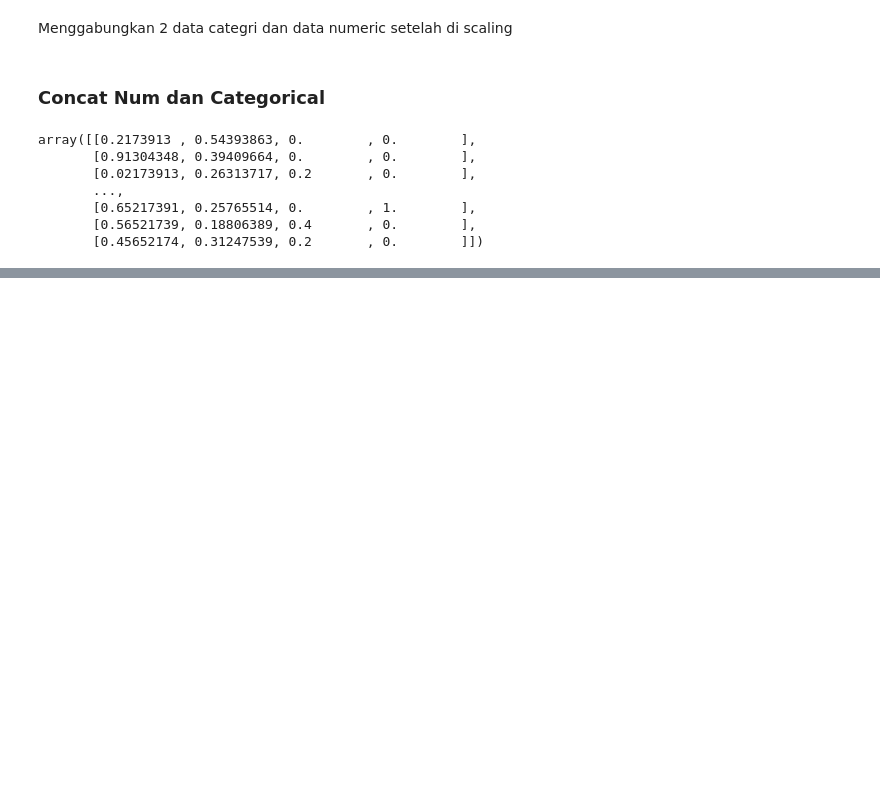
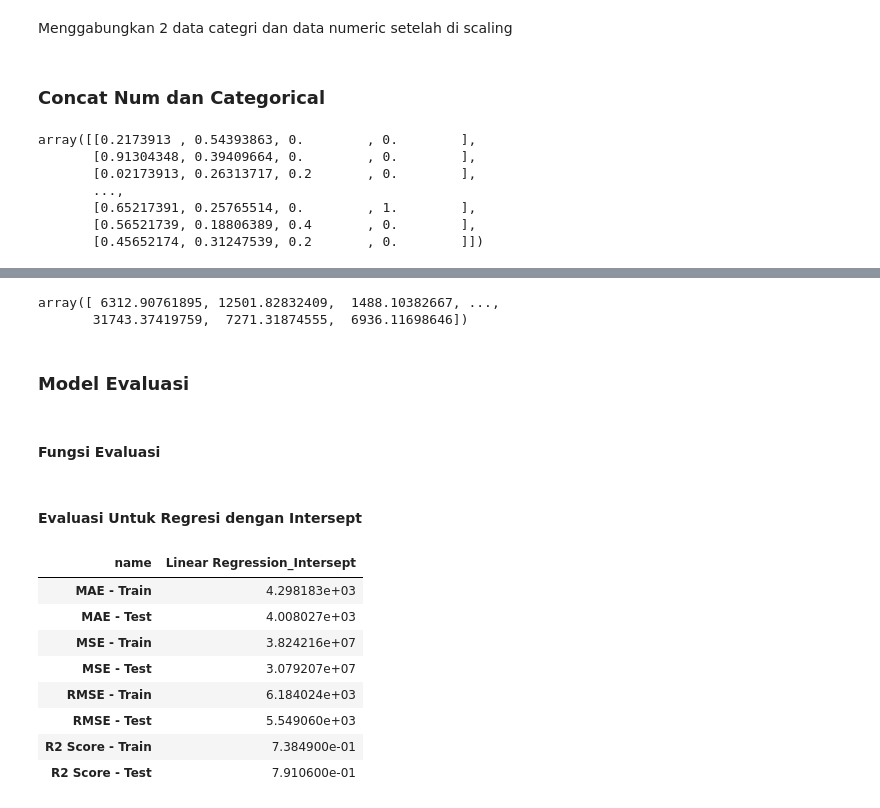
Before and after one commit to asanmaulana/kumpulan_ngc, a Jupyter notebook: h8dsft_ngc_ml_w1.ipynb, the cells around one changed output, grey strips where cells are left out. Drawn from its saved outputs; the diff is of its cells as text; code cells hidden in the pictures; blank space fills up the shorter version.

```diff
--- a/h8dsft_ngc_ml_w1.ipynb
+++ b/h8dsft_ngc_ml_w1.ipynb
@@ -901,0 +952,4 @@ Model cukup baik dengan 77% mampu menebak dengan baik. namun model perlu dievalu
+# %%
+model_lasso = Lasso()
+# %%
+model_lasso.fit(X_train_final, y_train)
@@ -901,0 +967,4 @@ Model cukup baik dengan 77% mampu menebak dengan baik. namun model perlu dievalu
+# %%
+model_ridge_alpha_1 = Ridge(alpha=1.0)
+# %%
+model_ridge_alpha_1.fit(X_train_final, y_train)
@@ -901,0 +1015,13 @@ Model cukup baik dengan 77% mampu menebak dengan baik. namun model perlu dievalu
+# %%
+y_pred_train_lasso = model_lasso.predict(X_train_final)
+
+y_pred_test_lasso = model_lasso.predict(X_test_final)
+
+y_pred_train_lasso
+# %% [output]
+array([ 6312.90761895, 12501.82832409,  1488.10382667, ...,
+       31743.37419759,  7271.31874555,  6936.11698646])
+# %% [markdown]
+### Model Evaluasi
+# %% [markdown]
+#### Fungsi Evaluasi
@@ -901,0 +1069,18 @@ Model cukup baik dengan 77% mampu menebak dengan baik. namun model perlu dievalu
+# %% [markdown]
+#### Evaluasi Untuk Regresi dengan Intersept
+# %%
+# Evaluate the model
+
+model_evaluation('Linear Regression_Intersept', model_lin_reg, X_train_final, X_test_final, y_train, y_test)
+eval_results_df = pd.DataFrame(eval_results)
+eval_results_df.set_index('name').T
+# %% [output]
+| name | Linear Regression_Intersept |
+| MAE - Train | 4.298183e+03 |
+| MAE - Test | 4.008027e+03 |
+| MSE - Train | 3.824216e+07 |
+| MSE - Test | 3.079207e+07 |
+| RMSE - Train | 6.184024e+03 |
+| RMSE - Test | 5.549060e+03 |
+| R2 Score - Train | 7.384900e-01 |
+| R2 Score - Test | 7.910600e-01 |
```
Also changed, not shown: parts of 61 cells of this notebook.
